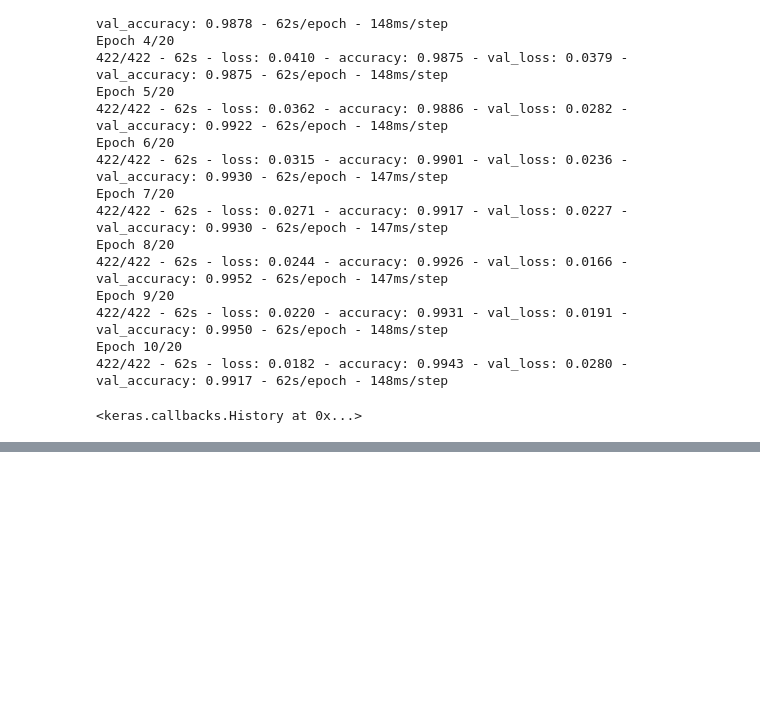
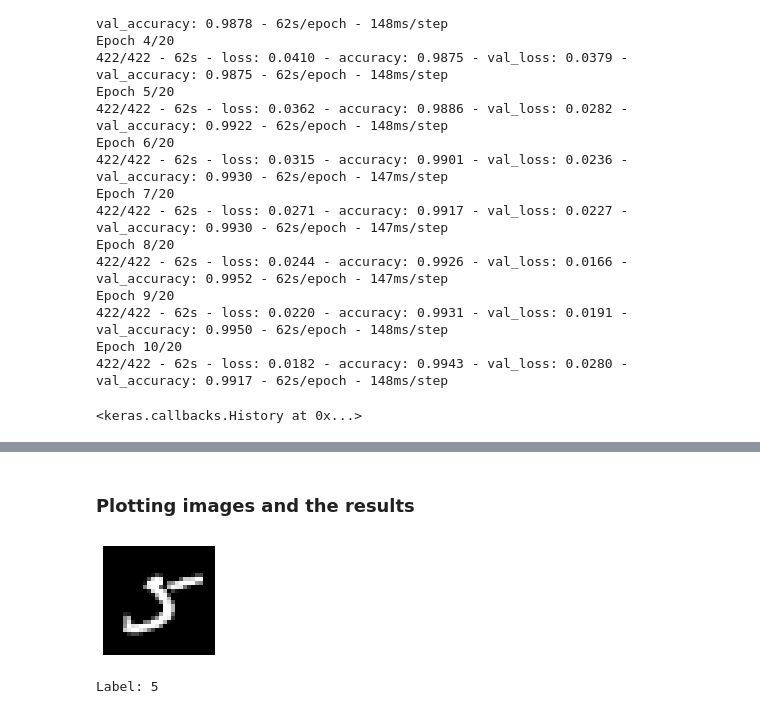
Before and after one commit to mohamed0998/CNN-MNIST-dataset-, a Jupyter notebook: mnist.ipynb, the cells around one changed output, grey strips where cells are left out. Drawn from its saved outputs; the diff is of its cells as text; code cells hidden in the pictures; blank space fills up the shorter version.

```diff
--- a/mnist.ipynb
+++ b/mnist.ipynb
@@ -171,0 +184,2 @@ Epoch 10/20
+# %% [markdown]
+### Plotting images and the results
@@ -171,0 +189,24 @@ Epoch 10/20
+# %%
+# Split the test_data into 2 arrays, containing the images and the corresponding labels
+for images, labels in test_data.take(1):
+    images_test = images.numpy()
+    labels_test = labels.numpy()
+
+# Reshape the images into 28x28 form, suitable for matplotlib (original dimensions: 28x28x1)
+images_plot = np.reshape(images_test, (10000,28,28))
+# %%
+# The image to be displayed and tested
+i = 136
+
+
+# Plot the image
+plt.figure(figsize=(2, 2))
+plt.axis('off')
+plt.imshow(images_plot[i-1], cmap="gray", aspect='auto')
+plt.show()
+
+# Print the correct label for the image
+print("Label: {}".format(labels_test[i-1]))
+# %% [output]
+[figure, added]
+Label: 5
```
Also changed, not shown: parts of 5 cells of this notebook.
